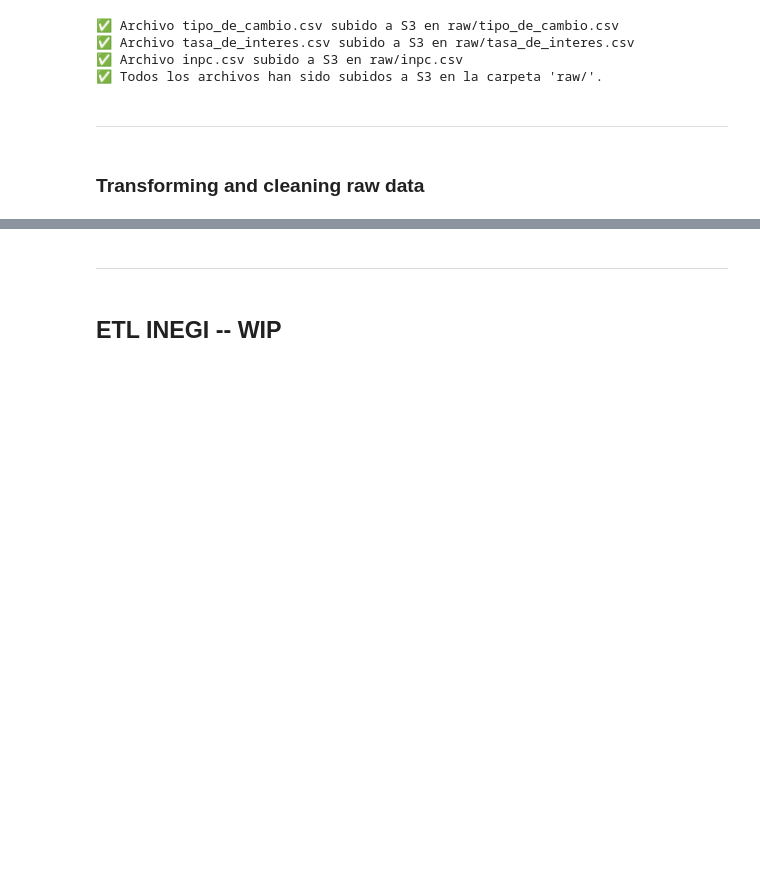
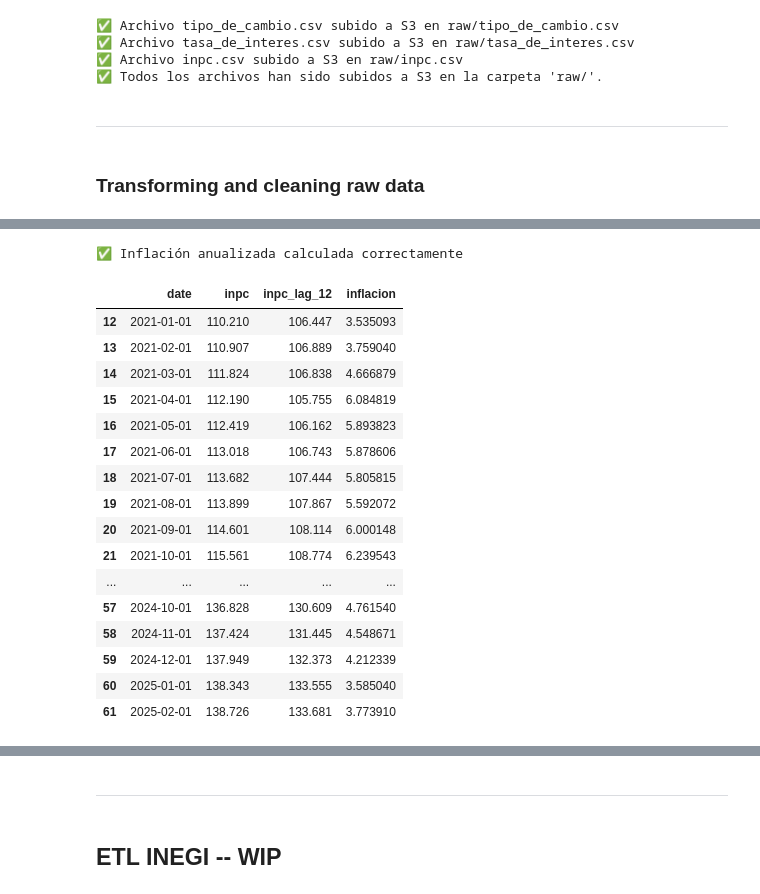
Before and after one commit to sofiagerard/banxico_inegi_mcd_2, a Jupyter notebook: notebooks/etl.ipynb, the cells around one changed output, grey strips where cells are left out. Drawn from its saved outputs; the diff is of its cells as text; code cells hidden in the pictures; blank space fills up the shorter version.

```diff
--- a/notebooks/etl.ipynb
+++ b/notebooks/etl.ipynb
@@ -208,0 +141,19 @@ print("✅ Datos con inflación guardados en datos_con_inflacion.csv")
+# %%
+# 📌 Usar rutas relativas desde donde está el script
+file_paths = {
+    "tipo_de_cambio": "tipo_de_cambio.csv",
+    "tasa_de_interes": "tasa_de_interes.csv",
+    "inpc": "inpc.csv"
+}
+
+# 📌 Leer los archivos correctamente
+df_tipo_cambio = pd.read_csv(file_paths["tipo_de_cambio"], parse_dates=["timestamp"])
+df_tasa_interes = pd.read_csv(file_paths["tasa_de_interes"], parse_dates=["timestamp"])
+df_inpc = pd.read_csv(file_paths["inpc"], parse_dates=["timestamp"])
+
+# 📌 Renombrar columnas para mantener coherencia
+df_tipo_cambio.rename(columns={"timestamp": "date", "value": "tipo_de_cambio"}, inplace=True)
+df_tasa_interes.rename(columns={"timestamp": "date", "value": "tasa_de_interes"}, inplace=True)
+df_inpc.rename(columns={"timestamp": "date", "value": "inpc"}, inplace=True)
+
+print("✅ Archivos cargados correctamente")
@@ -208,0 +186,33 @@ print("✅ Datos con inflación guardados en datos_con_inflacion.csv")
+# %%
+# 📌 Crear la columna con el INPC rezagado 12 meses
+df_inpc["inpc_lag_12"] = df_inpc["inpc"].shift(12)
+
+# 📌 Calcular la inflación anualizada en porcentaje
+df_inpc["inflacion"] = 100 * (df_inpc["inpc"] / df_inpc["inpc_lag_12"] - 1)
+
+# 📌 Eliminar filas con valores NaN (primeros 12 meses no tienen inpc_lag_12)
+df_inpc = df_inpc.dropna()
+
+print("✅ Inflación anualizada calculada correctamente")
+# %% [output]
+✅ Inflación anualizada calculada correctamente
+# %%
+df_inpc
+# %% [output]
+|  | date | inpc | inpc_lag_12 | inflacion |
+| 12 | 2021-01-01 | 110.210 | 106.447 | 3.535093 |
+| 13 | 2021-02-01 | 110.907 | 106.889 | 3.759040 |
+| 14 | 2021-03-01 | 111.824 | 106.838 | 4.666879 |
+| 15 | 2021-04-01 | 112.190 | 105.755 | 6.084819 |
+| 16 | 2021-05-01 | 112.419 | 106.162 | 5.893823 |
+| 17 | 2021-06-01 | 113.018 | 106.743 | 5.878606 |
+| 18 | 2021-07-01 | 113.682 | 107.444 | 5.805815 |
+| 19 | 2021-08-01 | 113.899 | 107.867 | 5.592072 |
+| 20 | 2021-09-01 | 114.601 | 108.114 | 6.000148 |
+| 21 | 2021-10-01 | 115.561 | 108.774 | 6.239543 |
+| ... | ... | ... | ... | ... |
+| 57 | 2024-10-01 | 136.828 | 130.609 | 4.761540 |
+| 58 | 2024-11-01 | 137.424 | 131.445 | 4.548671 |
+| 59 | 2024-12-01 | 137.949 | 132.373 | 4.212339 |
+| 60 | 2025-01-01 | 138.343 | 133.555 | 3.585040 |
+| 61 | 2025-02-01 | 138.726 | 133.681 | 3.773910 |
```
Also changed, not shown: parts of 19 cells of this notebook, 5 other files.
